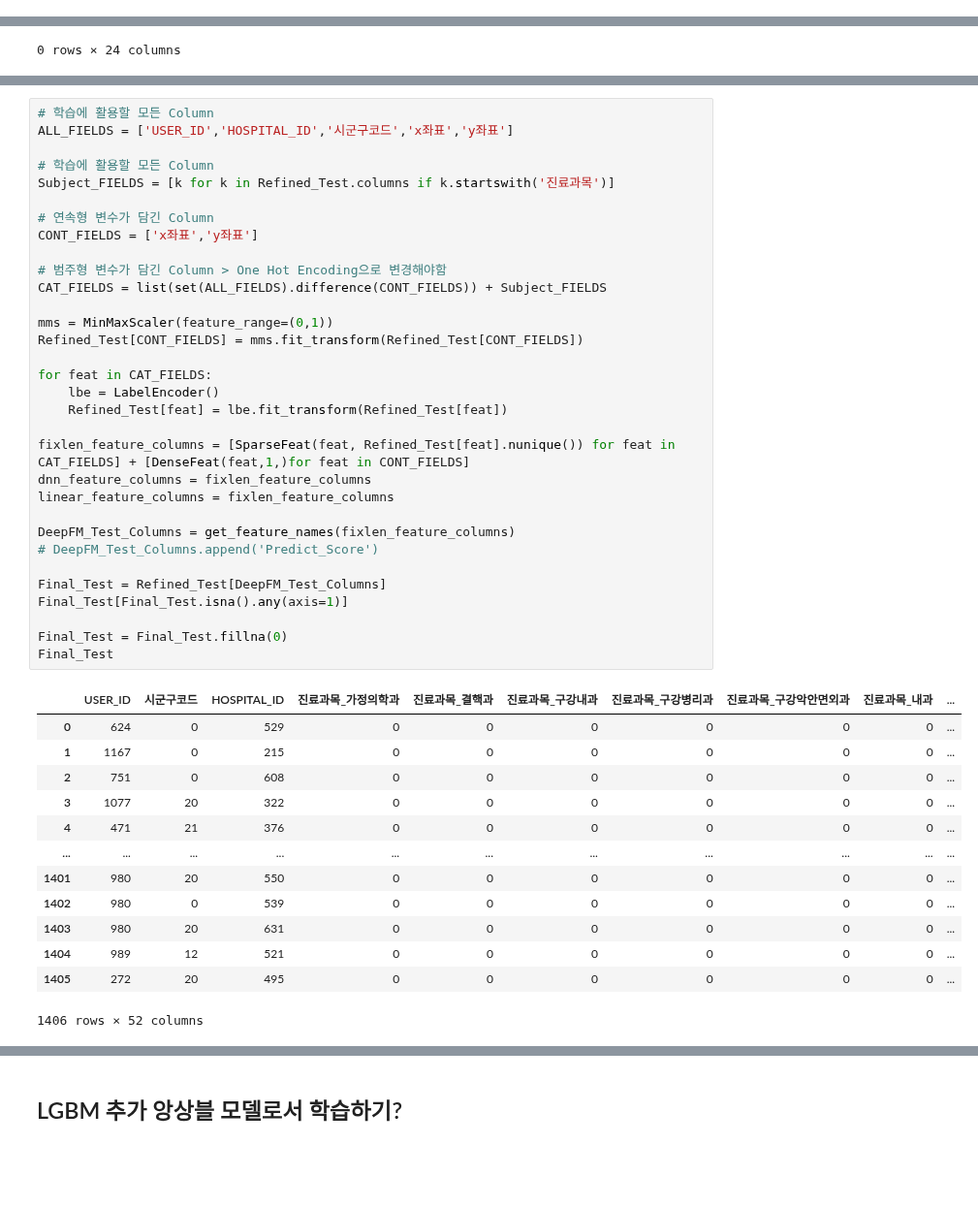
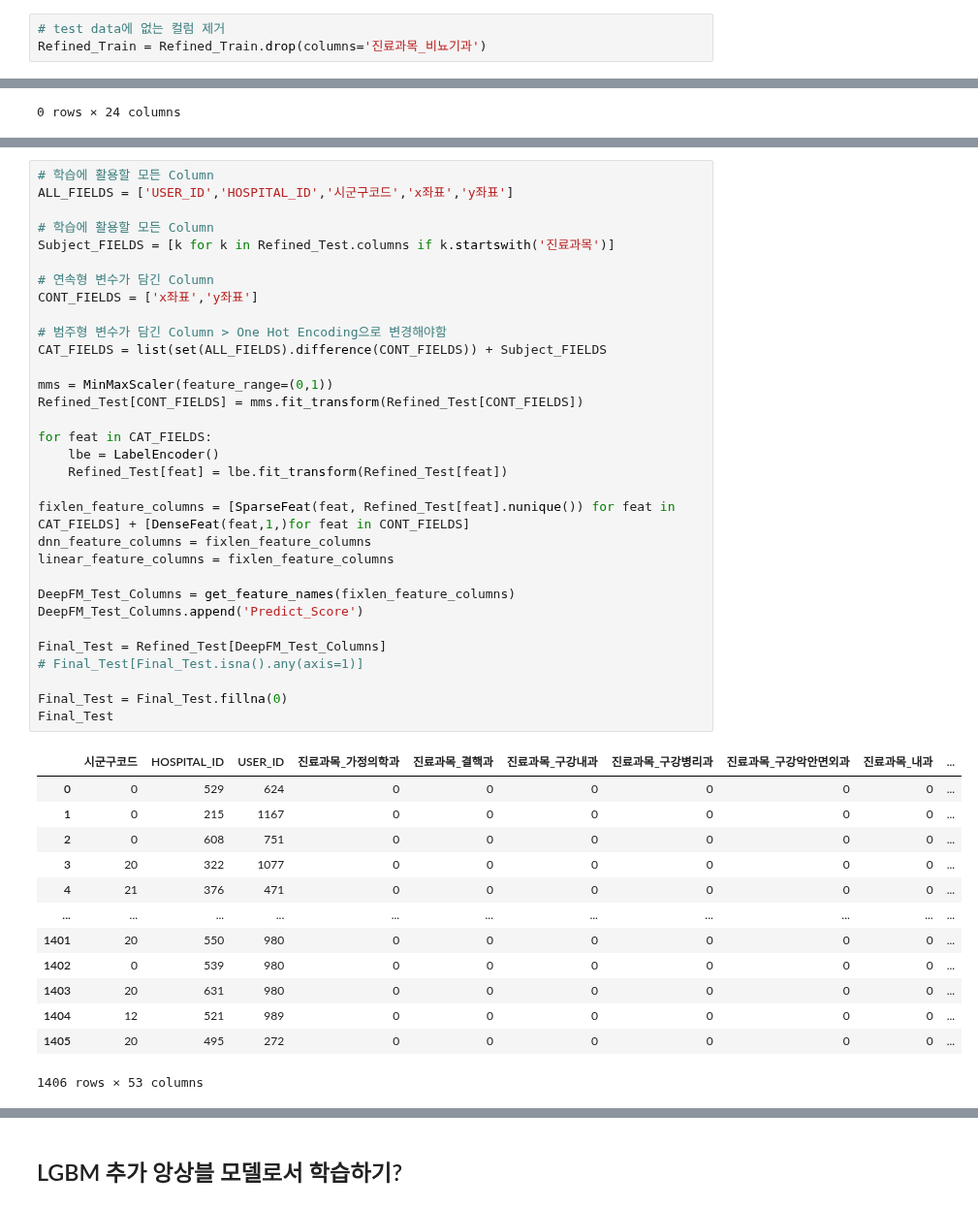
Before and after one commit to lhshs/2022_YDS2, a Jupyter notebook: GoodDoc_Baseline.ipynb, the cells around one changed output, grey strips where cells are left out. Shown at 97% size. Saved outputs shown, nothing was run; the diff lists cells and outputs as text; blank space fills up the shorter version.

```diff
--- a/GoodDoc_Baseline.ipynb
+++ b/GoodDoc_Baseline.ipynb
@@ -246,3 +110,6 @@ Index(['Unnamed: 0', 'USER_ID', 'REG_DATE', 'TOTAL_RATE', 'TX_RATE',
+# %%
+# test data에 없는 컬럼 제거
+Refined_Train = Refined_Train.drop(columns='진료과목_비뇨기과')
 # %%
 # 학습에 활용할 모든 Column
 ALL_FIELDS = ['USER_ID','HOSPITAL_ID','시군구코드','x좌표','y좌표']
@@ -433,45 +242,45 @@ Refined_Test = pd.concat([Merged_Test, One_Hot_Classes],axis=1)
 # 학습에 활용할 모든 Column
 ALL_FIELDS = ['USER_ID','HOSPITAL_ID','시군구코드','x좌표','y좌표']
 
 # 학습에 활용할 모든 Column
 Subject_FIELDS = [k for k in Refined_Test.columns if k.startswith('진료과목')]
 
 # 연속형 변수가 담긴 Column
 CONT_FIELDS = ['x좌표','y좌표']
 
 # 범주형 변수가 담긴 Column > One Hot Encoding으로 변경해야함
 CAT_FIELDS = list(set(ALL_FIELDS).difference(CONT_FIELDS)) + Subject_FIELDS
 
 mms = MinMaxScaler(feature_range=(0,1))
 Refined_Test[CONT_FIELDS] = mms.fit_transform(Refined_Test[CONT_FIELDS])
 
 for feat in CAT_FIELDS:
     lbe = LabelEncoder()
     Refined_Test[feat] = lbe.fit_transform(Refined_Test[feat])
 
 fixlen_feature_columns = [SparseFeat(feat, Refined_Test[feat].nunique()) for feat in CAT_FIELDS] + [DenseFeat(feat,1,)for feat in CONT_FIELDS]
 dnn_feature_columns = fixlen_feature_columns
 linear_feature_columns = fixlen_feature_columns
 
 DeepFM_Test_Columns = get_feature_names(fixlen_feature_columns)
-# DeepFM_Test_Columns.append('Predict_Score')
+DeepFM_Test_Columns.append('Predict_Score')
 
 Final_Test = Refined_Test[DeepFM_Test_Columns]
-Final_Test[Final_Test.isna().any(axis=1)]
+# Final_Test[Final_Test.isna().any(axis=1)]
 
 Final_Test = Final_Test.fillna(0)
 Final_Test
 # %% [output]
-|  | USER_ID | 시군구코드 | HOSPITAL_ID | 진료과목_가정의학과 | 진료과목_결핵과 | 진료과목_구강내과 | 진료과목_구강병리과 | 진료과목_구강악안면외과 | 진료과목_내과 | ... |
-| 0 | 624 | 0 | 529 | 0 | 0 | 0 | 0 | 0 | 0 | ... |
-| 1 | 1167 | 0 | 215 | 0 | 0 | 0 | 0 | 0 | 0 | ... |
-| 2 | 751 | 0 | 608 | 0 | 0 | 0 | 0 | 0 | 0 | ... |
-| 3 | 1077 | 20 | 322 | 0 | 0 | 0 | 0 | 0 | 0 | ... |
-| 4 | 471 | 21 | 376 | 0 | 0 | 0 | 0 | 0 | 0 | ... |
+|  | 시군구코드 | HOSPITAL_ID | USER_ID | 진료과목_가정의학과 | 진료과목_결핵과 | 진료과목_구강내과 | 진료과목_구강병리과 | 진료과목_구강악안면외과 | 진료과목_내과 | ... |
+| 0 | 0 | 529 | 624 | 0 | 0 | 0 | 0 | 0 | 0 | ... |
+| 1 | 0 | 215 | 1167 | 0 | 0 | 0 | 0 | 0 | 0 | ... |
+| 2 | 0 | 608 | 751 | 0 | 0 | 0 | 0 | 0 | 0 | ... |
+| 3 | 20 | 322 | 1077 | 0 | 0 | 0 | 0 | 0 | 0 | ... |
+| 4 | 21 | 376 | 471 | 0 | 0 | 0 | 0 | 0 | 0 | ... |
 | ... | ... | ... | ... | ... | ... | ... | ... | ... | ... | ... |
-| 1401 | 980 | 20 | 550 | 0 | 0 | 0 | 0 | 0 | 0 | ... |
-| 1402 | 980 | 0 | 539 | 0 | 0 | 0 | 0 | 0 | 0 | ... |
-| 1403 | 980 | 20 | 631 | 0 | 0 | 0 | 0 | 0 | 0 | ... |
-| 1404 | 989 | 12 | 521 | 0 | 0 | 0 | 0 | 0 | 0 | ... |
-| 1405 | 272 | 20 | 495 | 0 | 0 | 0 | 0 | 0 | 0 | ... |
+| 1401 | 20 | 550 | 980 | 0 | 0 | 0 | 0 | 0 | 0 | ... |
+| 1402 | 0 | 539 | 980 | 0 | 0 | 0 | 0 | 0 | 0 | ... |
+| 1403 | 20 | 631 | 980 | 0 | 0 | 0 | 0 | 0 | 0 | ... |
+| 1404 | 12 | 521 | 989 | 0 | 0 | 0 | 0 | 0 | 0 | ... |
+| 1405 | 20 | 495 | 272 | 0 | 0 | 0 | 0 | 0 | 0 | ... |
-1406 rows × 52 columns
+1406 rows × 53 columns
```
Also changed, not shown: parts of 88 cells of this notebook.
